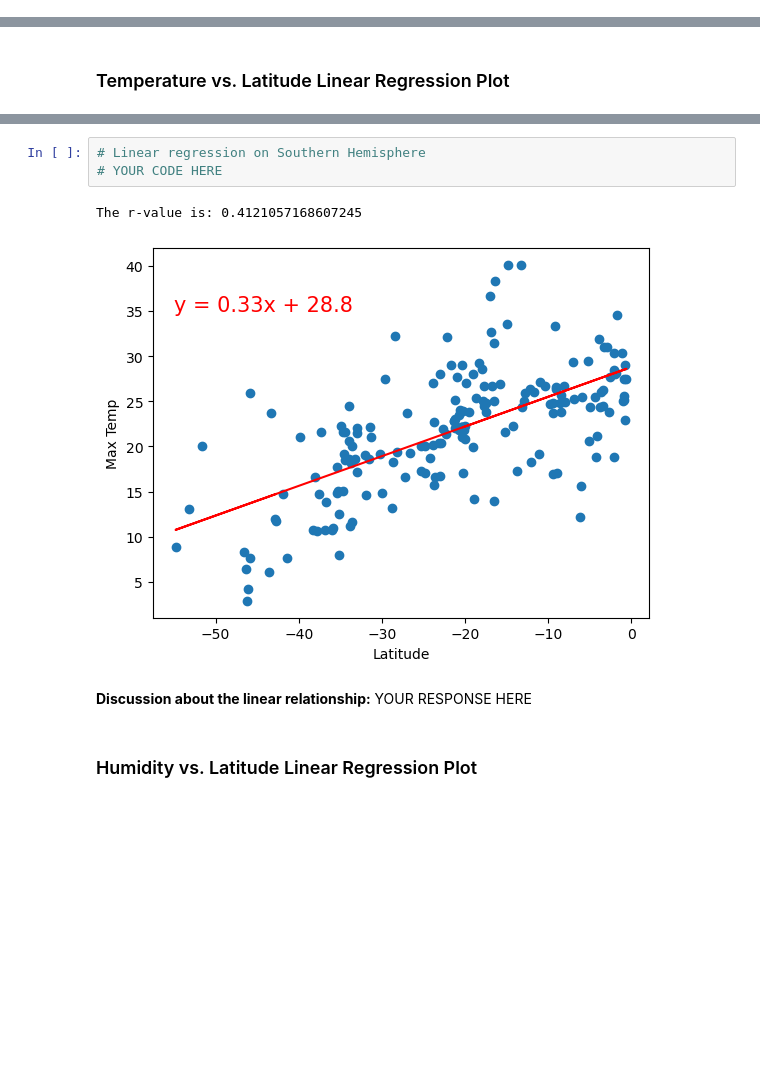
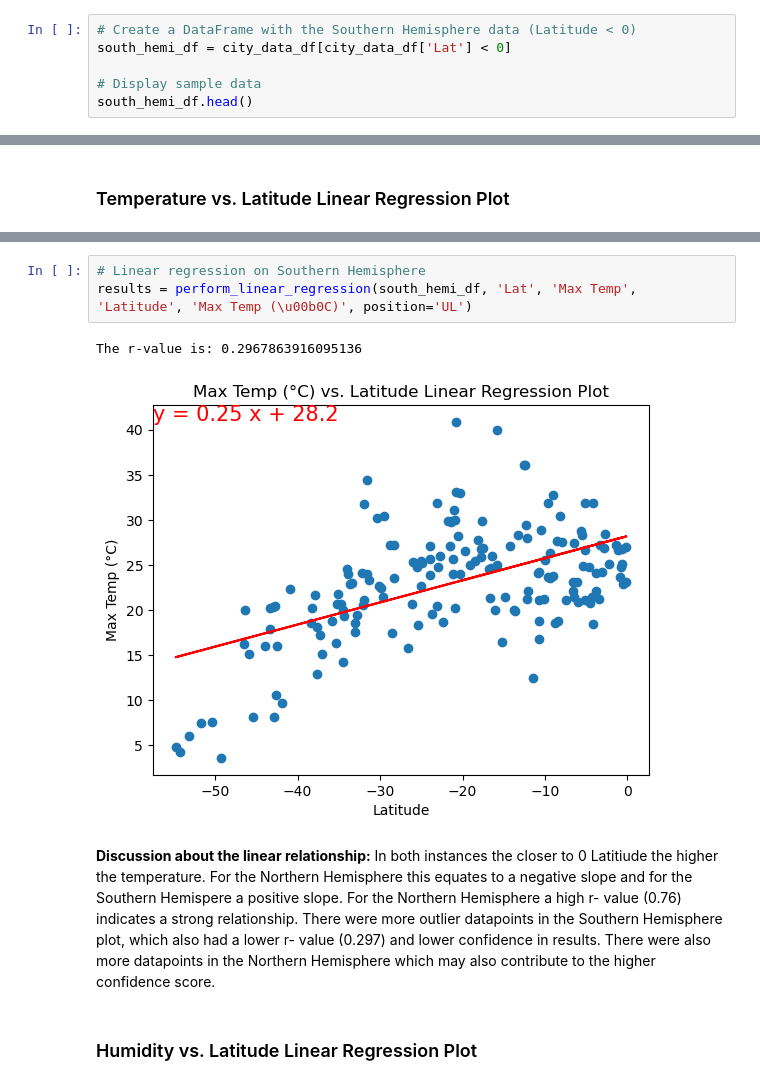
Before and after one commit to Sami-Haha/python-api-challenge, a Jupyter notebook: WeatherPy/weatherPy.ipynb, the cells around one changed output, grey strips where cells are left out. Cells and saved outputs as stored; diff of their text form; blank space fills up the shorter version.

Commit message:
updated scripts and figures to output

```diff
--- a/WeatherPy/weatherPy.ipynb
+++ b/WeatherPy/weatherPy.ipynb
@@ -289,0 +407,6 @@ southern_hemi_df.head()
+# %%
+# Create a DataFrame with the Southern Hemisphere data (Latitude < 0)
+south_hemi_df = city_data_df[city_data_df['Lat'] < 0]
+
+# Display sample data
+south_hemi_df.head()
@@ -298,11 +430,16 @@ The r-value is: 0.7161472181434118
 # %%
 # Linear regression on Southern Hemisphere
-# YOUR CODE HERE
+results = perform_linear_regression(south_hemi_df, 'Lat', 'Max Temp', 'Latitude', 'Max Temp (\u00b0C)', position='UL')
 # %% [output]
-The r-value is: 0.4121057168607245
+The r-value is: 0.2967863916095136
-[figure, old version]
+[figure, new version]
 # %% [markdown]
-**Discussion about the linear relationship:** YOUR RESPONSE HERE
+**Discussion about the linear relationship:**
+In both instances the closer to 0 Latitiude the higher the temperature.
+For the Northern Hemisphere this equates to a negative slope and for the Southern Hemispere a positive slope.
+For the Northern Hemisphere a high r- value (0.76) indicates a strong relationship.
+There were more outlier datapoints in the Southern Hemisphere plot, which also had a lower r- value (0.297) and lower confidence in results.
+There were also more datapoints in the Northern Hemisphere which may also contribute to the higher confidence score.
 # %% [markdown]
 ### Humidity vs. Latitude Linear Regression Plot
 # %%
```
Also changed, not shown: parts of 40 cells of this notebook, 10 other files.
